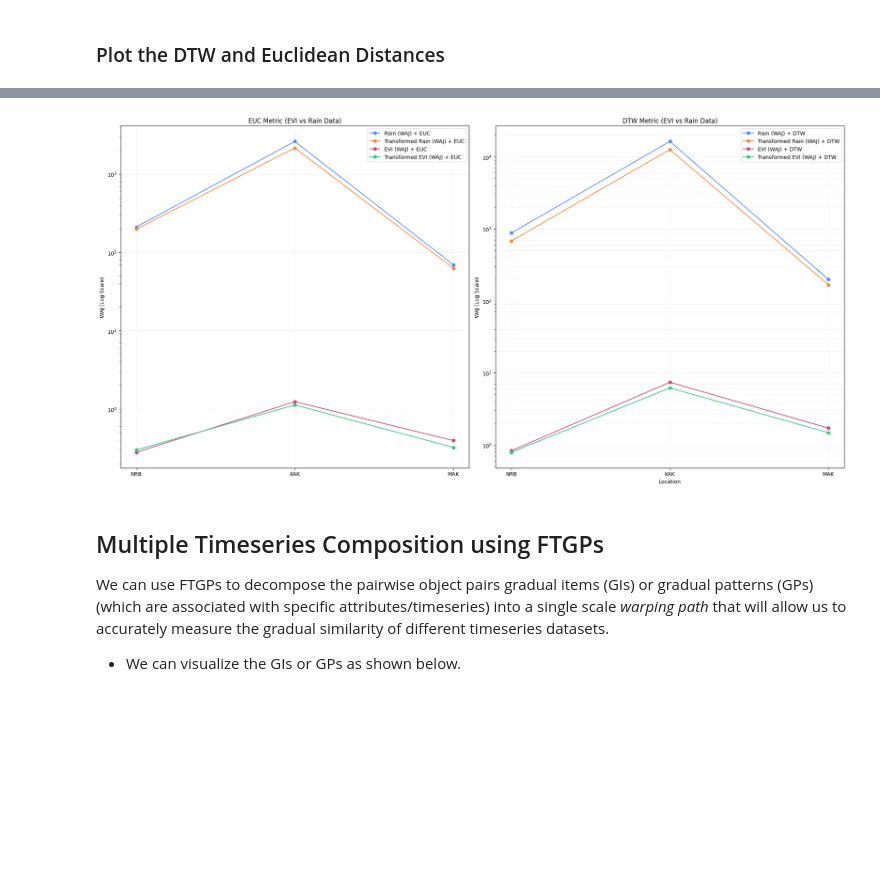
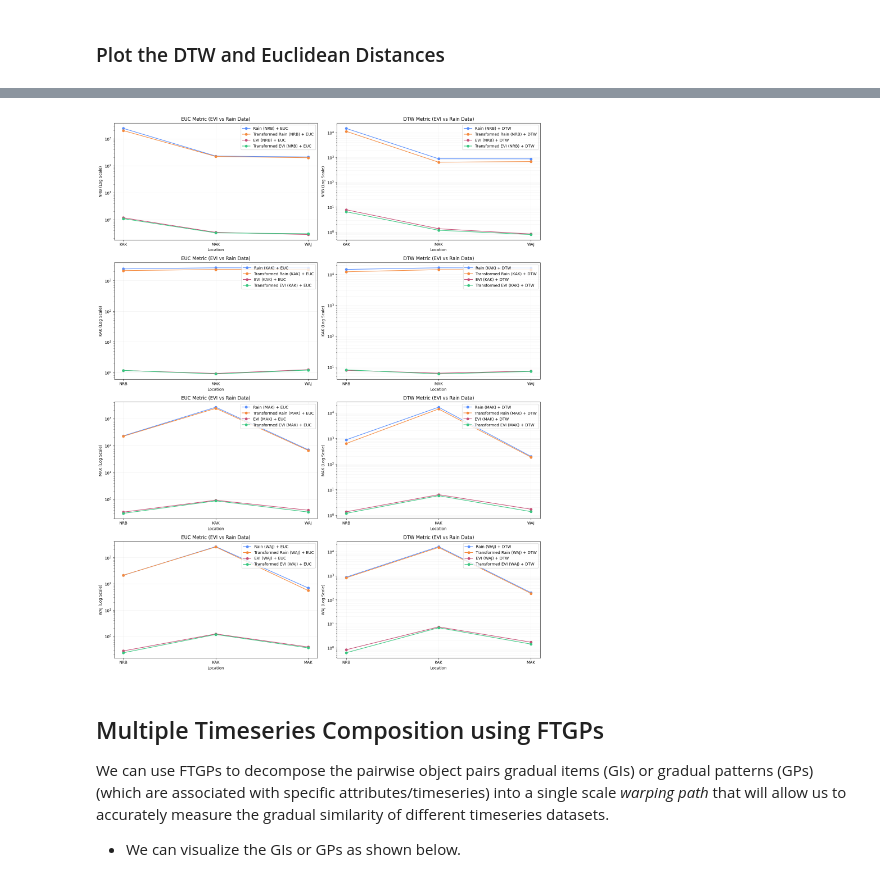
Before and after one commit to owuordickson/t-graank, a Jupyter notebook: analysis/ftgp_composition.ipynb, the cells around one changed output, grey strips where cells are left out. Cells and saved outputs as stored; diff of their text form; code cells hidden in the pictures; blank space fills up the shorter version.

```diff
--- a/analysis/ftgp_composition.ipynb
+++ b/analysis/ftgp_composition.ipynb
@@ -220,39 +179,65 @@ plt_df
 # %%
-# Create the combined legend label
-plt_df['Legend'] = plt_df['Data'] + " + " + plt_df['Metric']
+# Create subplots
+fig, ax = plt.subplots(4, 2, figsize=(16, 20))
 
-# 2. Filter data for specific plots
-df_evi = plt_df[plt_df['Data'].str.contains('EVI')]
-df_euc = plt_df[plt_df['Metric'] == 'EUC']
-df_dtw = plt_df[plt_df['Metric'] == 'DTW']
+for i, t_grad in enumerate(rain_tgrads):
+    locations = []
+    for j in t_grad.feature_cols:
+        col = t_grad.titles[j]
+        col = col[:3]
+        locations.append(col)
+    target_col = t_grad.titles[t_grad.target_col][:3]
 
-# 3. Create subplots
-fig, (ax1, ax2) = plt.subplots(1, 2, figsize=(20, 10))
+    columns = ['Data', 'Metric']
+    columns.extend(locations)
 
-# Plot 1: All EVI Data
-for _, row in df_euc.iterrows():
-    ax1.plot(locations, row[locations], marker='o', label=row['Legend'])
-ax1.set_title('EUC Metric (EVI vs Rain Data)')
-ax1.set_ylabel(f'{target_col} (Log Scale)')
-ax1.set_yscale('log') # Use log scale because Rain is much higher than EVI
-ax1.legend(loc='upper right')
-ax1.grid(True, alpha=0.3)
+    plt_data = []
+    for key, val_dict in dtw_data[i].items():
+        row = [key, "DTW"]
+        for k, v in val_dict.items():
+            row.append(v)
+        plt_data.append(row)
 
-# Plot 2: All DTW Metric Data
-for _, row in df_dtw.iterrows():
-    ax2.plot(locations, row[locations], marker='o', label=row['Legend'])
-ax2.set_title('DTW Metric (EVI vs Rain Data)')
-ax2.set_ylabel(f'{target_col} (Log Scale)')
-ax2.set_yscale('log') # Use log scale because Rain is much higher than EVI
-ax2.legend(loc='upper right')
-ax2.grid(True, which="both", ls="-", alpha=0.2)
+    for key, val_dict in euc_data[i].items():
+        row = [key, "EUC"]
+        for k, v in val_dict.items():
+            row.append(v)
+        plt_data.append(row)
 
-# 4. Final Formatting
-plt.xlabel('Location')
+    plt_df = pd.DataFrame(plt_data, columns=columns)
+
+    # Create the combined legend label
+    plt_df['Legend'] = plt_df['Data'] + " + " + plt_df['Metric']
+
+    # 2. Filter data for specific plots
+    df_evi = plt_df[plt_df['Data'].str.contains('EVI')]
+    df_euc = plt_df[plt_df['Metric'] == 'EUC']
+    df_dtw = plt_df[plt_df['Metric'] == 'DTW']
+
+    # Plot 1: All EVI Data
+    for _, row in df_euc.iterrows():
+        ax[i,0].plot(locations, row[locations], marker='o', label=row['Legend'])
+    ax[i,0].set_title('EUC Metric (EVI vs Rain Data)')
+    ax[i,0].set_ylabel(f'{target_col} (Log Scale)')
+    ax[i,0].set_yscale('log') # Use log scale because Rain is much higher than EVI
+    ax[i,0].legend(loc='upper right')
+    ax[i,0].grid(True, alpha=0.3)
+    ax[i,0].set_xlabel('Location')
+
+    # Plot 2: All DTW Metric Data
+    for _, row in df_dtw.iterrows():
+        ax[i,1].plot(locations, row[locations], marker='o', label=row['Legend'])
+    ax[i,1].set_title('DTW Metric (EVI vs Rain Data)')
+    ax[i,1].set_ylabel(f'{target_col} (Log Scale)')
+    ax[i,1].set_yscale('log') # Use log scale because Rain is much higher than EVI
+    ax[i,1].legend(loc='upper right')
+    ax[i,1].grid(True, which="both", ls="-", alpha=0.2)
+    ax[i,1].set_xlabel('Location')
+
 plt.tight_layout()
 plt.show()
 # %% [output]
-[figure, old version]
+[figure, new version]
 # %% [markdown]
 ## Multiple Timeseries Composition using FTGPs
 
```
Also changed, not shown: parts of 7 cells of this notebook.
